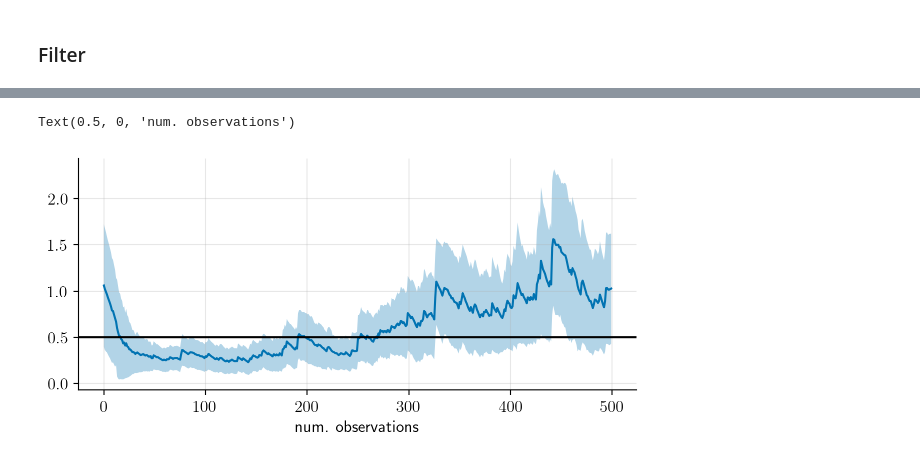
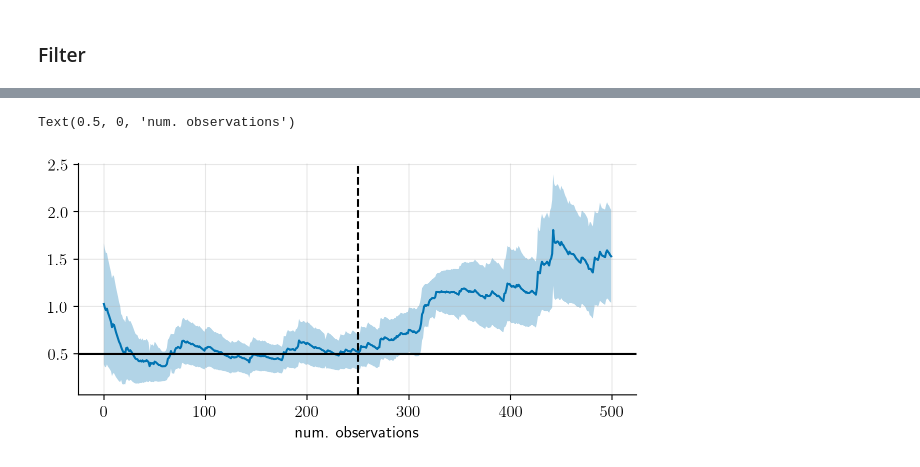
Before and after one commit to gerdm/filtering-notes, a Jupyter notebook: misc/rbpf-variance.ipynb, the cells around one changed output, grey strips where cells are left out. Cells and saved outputs as stored; diff of their text form; code cells hidden in the pictures.

```diff
--- a/misc/rbpf-variance.ipynb
+++ b/misc/rbpf-variance.ipynb
@@ -48,0 +41,10 @@ sample = jax.tree.map(lambda x, y: jnp.concat([x, y], axis=0), sample, sample2)
+# %%
+n1, n2 = 250, 250
+n_steps = n1 + n2
+steps = jnp.arange(n_steps)
+
+sample = ssm.sample_ssm(key_sample, F, H, T, R, n1)
+sample2 = ssm.sample_ssm(key_sample, F, H, T, 3 * R, n2)
+
+sample = jax.tree.map(lambda x, y: jnp.concat([x, y], axis=0), sample, sample2)
+jax.tree.map(jnp.shape, sample)
@@ -199,7 +204,7 @@ n_particles = 300
 config = KFConfig(
     H=H[None],
     F=F,
-    sigma_rho=0.05
+    sigma_rho=0.02
 
 )
 
@@ -212,7 +217,7 @@ keys = jax.random.split(key_eval, n_steps)
 bel_init = KFState.init(key_train, mean_init, cov_init, n_particles, cov_rho_init)
 
 Xs = (y, keys)
-_step = partial(step, cfg=config)
+_step = partial(step, cfg=config, pct_particles=0.5)
 bel_final, (hist_ll, hist_rho, hist_mean) = jax.lax.scan(_step, bel_init, Xs)
 # %%
 log_weight = hist_ll - jax.nn.logsumexp(hist_ll, axis=1, keepdims=True)
@@ -252,13 +258,15 @@ plt.grid(alpha=0.3)
 # %%
-mean = (jnp.exp(hist_rho) * weights).sum(axis=-1) / weights.sum(axis=-1)
-var = (jnp.exp(hist_rho) ** 2 * weights).sum(axis=-1) - (jnp.exp(hist_rho) * weights).sum(axis=-1) ** 2
+R_hist = jnp.exp(hist_rho)
+mean = (R_hist * weights).sum(axis=-1) / weights.sum(axis=-1)
+var = (R_hist ** 2 * weights).sum(axis=-1) - (R_hist * weights).sum(axis=-1) ** 2
 # %%
 plt.fill_between(steps, mean - 2 * jnp.sqrt(var), mean + 2 * jnp.sqrt(var), alpha=0.3)
+plt.axvline(x=n1, c="black", linestyle="--")
 plt.plot(mean)
 plt.grid(alpha=0.3)
 # plt.title(r"$\mathbb{E}$")
 plt.axhline(y=R, c="black")
 plt.xlabel("num. observations")
 # %% [output]
 Text(0.5, 0, 'num. observations')
-[figure, old version]
+[figure, new version]
```
Also changed, not shown: parts of 10 cells of this notebook, 1 other file.
